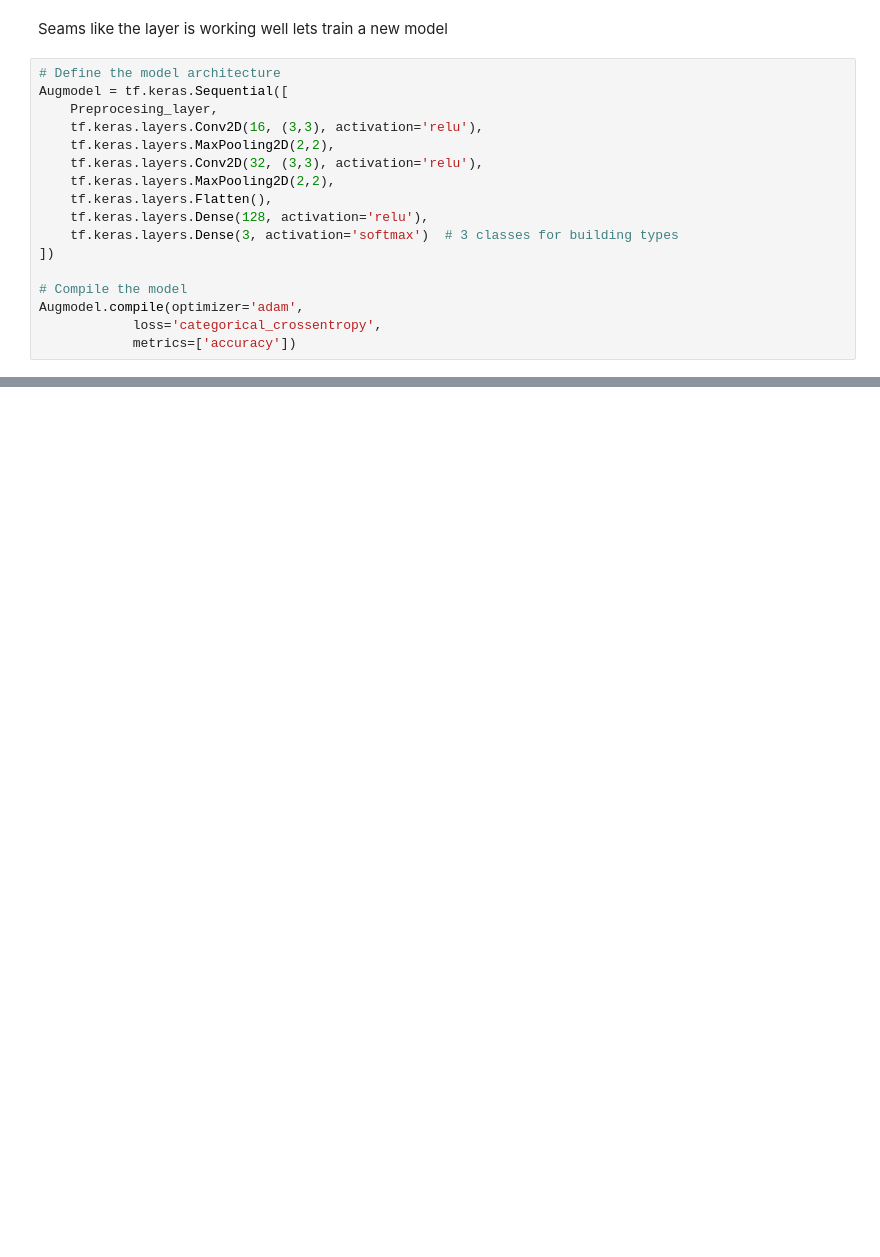
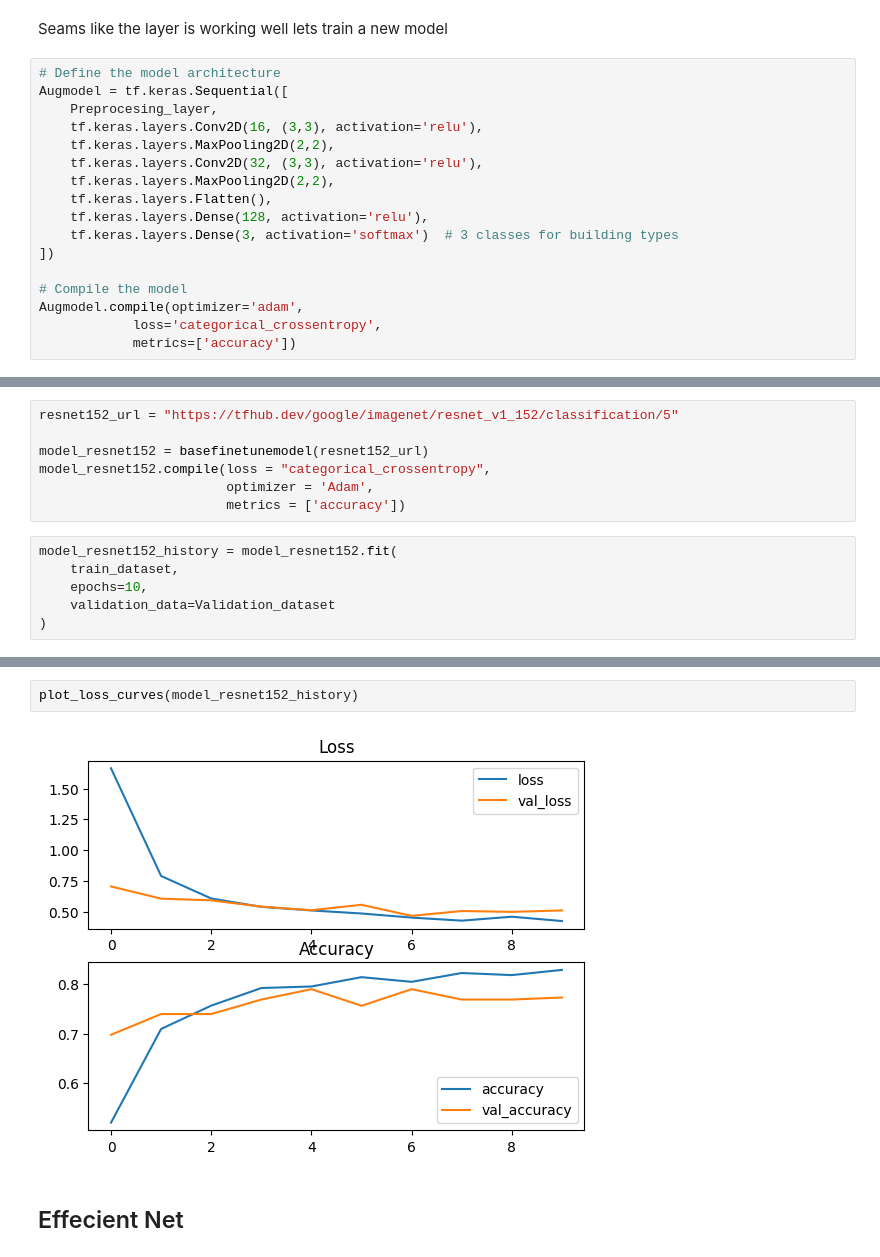
Before and after one commit to mlsanigeria/AI-Hacktober-MLSA, a Jupyter notebook: Project_1/Image_Classification_Winonymous/Image_Classification.ipynb, the cells around one changed output, grey strips where cells are left out. Cells and saved outputs as stored; diff of their text form; blank space fills up the shorter version.

```diff
--- a/Project_1/Image_Classification_Winonymous/Image_Classification.ipynb
+++ b/Project_1/Image_Classification_Winonymous/Image_Classification.ipynb
@@ -319,0 +397,13 @@ NameError: ignored
+# %%
+resnet152_url = "https://tfhub.dev/google/imagenet/resnet_v1_152/classification/5"
+
+model_resnet152 = basefinetunemodel(resnet152_url)
+model_resnet152.compile(loss = "categorical_crossentropy",
+                        optimizer = 'Adam',
+                        metrics = ['accuracy'])
+# %%
+model_resnet152_history = model_resnet152.fit(
+    train_dataset,
+    epochs=10,
+    validation_data=Validation_dataset
+)
@@ -319,0 +459,6 @@ NameError: ignored
+# %%
+plot_loss_curves(model_resnet152_history)
+# %% [output]
+[figure, added]
+# %% [markdown]
+## Effecient Net
```
Also changed, not shown: parts of 57 cells of this notebook.
